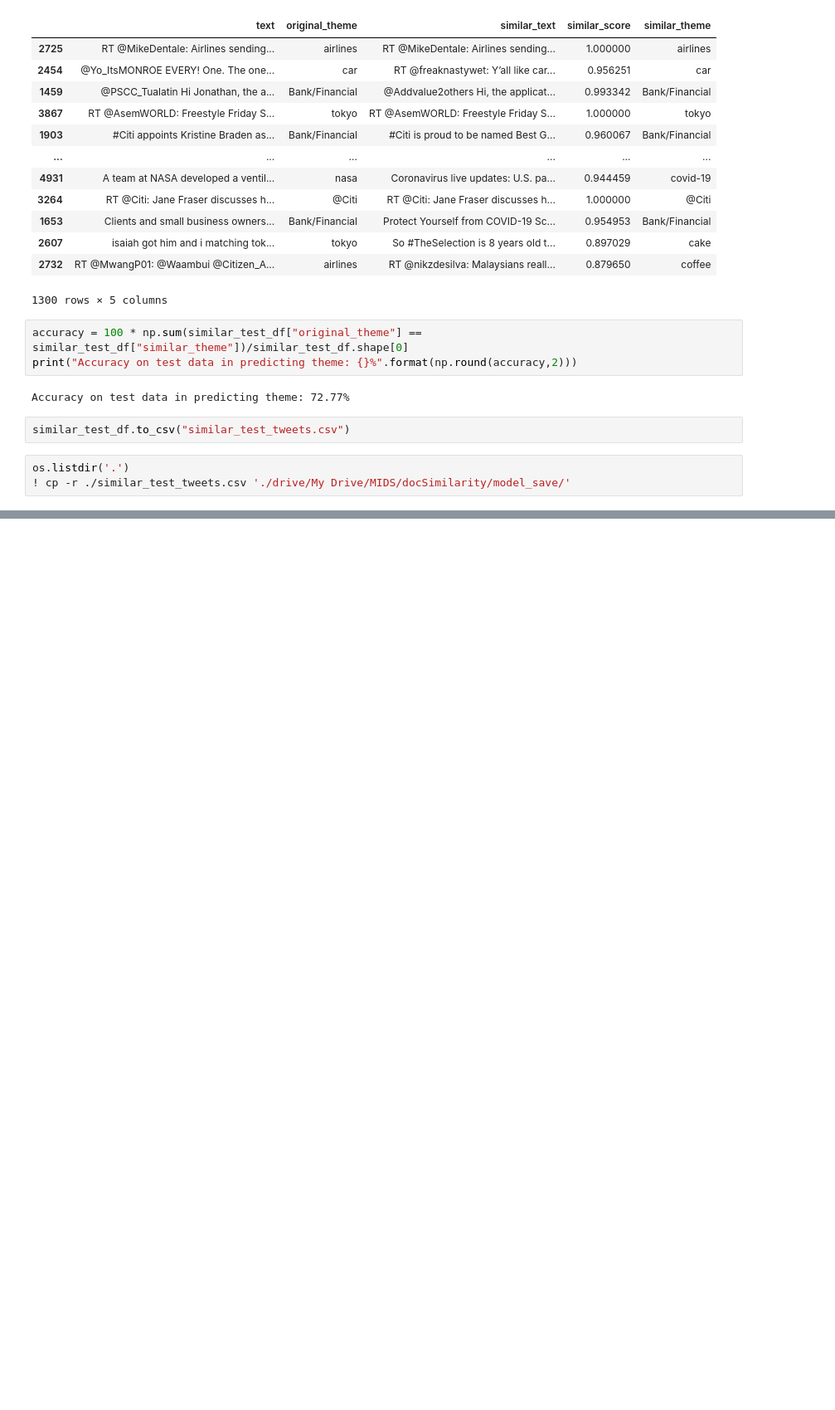
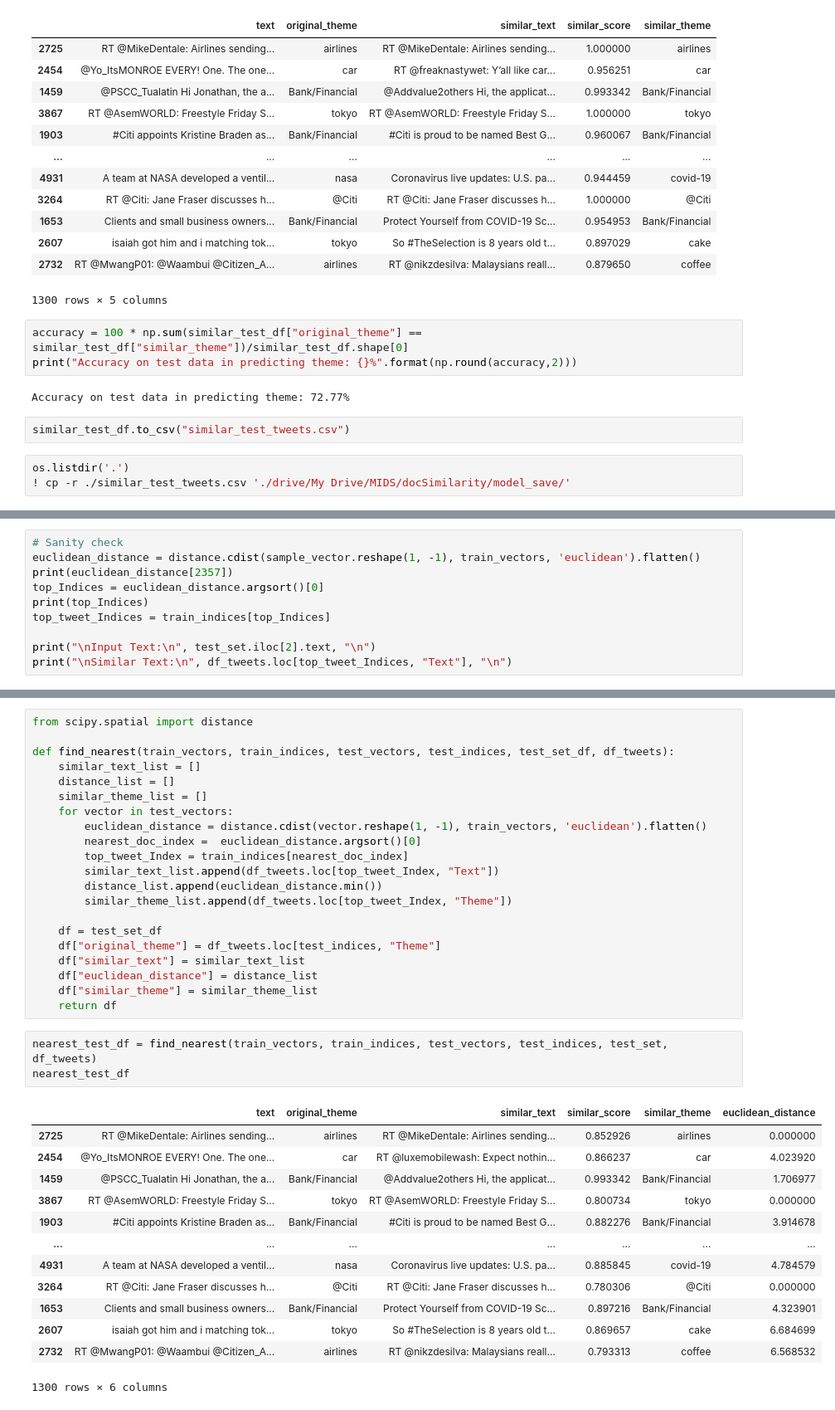
Before and after one commit to cbikkanur/twitter, a Jupyter notebook: documentSimilarity_BERT.ipynb, the cells around one changed output, grey strips where cells are left out. Shown at 83% size. Saved outputs shown, nothing was run; the diff lists cells and outputs as text; blank space fills up the shorter version.

```diff
--- a/documentSimilarity_BERT.ipynb
+++ b/documentSimilarity_BERT.ipynb
@@ -339,0 +345,10 @@ os.listdir('.')
+# %%
+# Sanity check
+euclidean_distance = distance.cdist(sample_vector.reshape(1, -1), train_vectors, 'euclidean').flatten()
+print(euclidean_distance[2357])
+top_Indices = euclidean_distance.argsort()[0]
+print(top_Indices)
+top_tweet_Indices = train_indices[top_Indices]
+
+print("\nInput Text:\n", test_set.iloc[2].text, "\n")
+print("\nSimilar Text:\n", df_tweets.loc[top_tweet_Indices, "Text"], "\n")
@@ -339,0 +365,38 @@ os.listdir('.')
+# %%
+from scipy.spatial import distance
+
+def find_nearest(train_vectors, train_indices, test_vectors, test_indices, test_set_df, df_tweets):
+    similar_text_list = []
+    distance_list = []
+    similar_theme_list = []
+    for vector in test_vectors:
+        euclidean_distance = distance.cdist(vector.reshape(1, -1), train_vectors, 'euclidean').flatten()
+        nearest_doc_index =  euclidean_distance.argsort()[0]
+        top_tweet_Index = train_indices[nearest_doc_index]
+        similar_text_list.append(df_tweets.loc[top_tweet_Index, "Text"])
+        distance_list.append(euclidean_distance.min())
+        similar_theme_list.append(df_tweets.loc[top_tweet_Index, "Theme"])
+
+    df = test_set_df
+    df["original_theme"] = df_tweets.loc[test_indices, "Theme"]
+    df["similar_text"] = similar_text_list
+    df["euclidean_distance"] = distance_list
+    df["similar_theme"] = similar_theme_list
+    return df
+# %%
+nearest_test_df = find_nearest(train_vectors, train_indices, test_vectors, test_indices, test_set, df_tweets)
+nearest_test_df
+# %% [output]
+|  | text | original_theme | similar_text | similar_score | similar_theme | euclidean_distance |
+| 2725 | RT @MikeDentale: Airlines sending... | airlines | RT @MikeDentale: Airlines sending... | 0.852926 | airlines | 0.000000 |
+| 2454 | @Yo_ItsMONROE EVERY! One. The one... | car | RT @luxemobilewash: Expect nothin... | 0.866237 | car | 4.023920 |
+| 1459 | @PSCC_Tualatin Hi Jonathan, the a... | Bank/Financial | @Addvalue2others Hi, the applicat... | 0.993342 | Bank/Financial | 1.706977 |
+| 3867 | RT @AsemWORLD: Freestyle Friday S... | tokyo | RT @AsemWORLD: Freestyle Friday S... | 0.800734 | tokyo | 0.000000 |
+| 1903 | #Citi appoints Kristine Braden as... | Bank/Financial | #Citi is proud to be named Best G... | 0.882276 | Bank/Financial | 3.914678 |
+| ... | ... | ... | ... | ... | ... | ... |
+| 4931 | A team at NASA developed a ventil... | nasa | Coronavirus live updates: U.S. pa... | 0.885845 | covid-19 | 4.784579 |
+| 3264 | RT @Citi: Jane Fraser discusses h... | @Citi | RT @Citi: Jane Fraser discusses h... | 0.780306 | @Citi | 0.000000 |
+| 1653 | Clients and small business owners... | Bank/Financial | Protect Yourself from COVID-19 Sc... | 0.897216 | Bank/Financial | 4.323901 |
+| 2607 | isaiah got him and i matching tok... | tokyo | So #TheSelection is 8 years old t... | 0.869657 | cake | 6.684699 |
+| 2732 | RT @MwangP01: @Waambui @Citizen_A... | airlines | RT @nikzdesilva: Malaysians reall... | 0.793313 | coffee | 6.568532 |
+1300 rows × 6 columns
```
Also changed, not shown: parts of 6 cells of this notebook.
